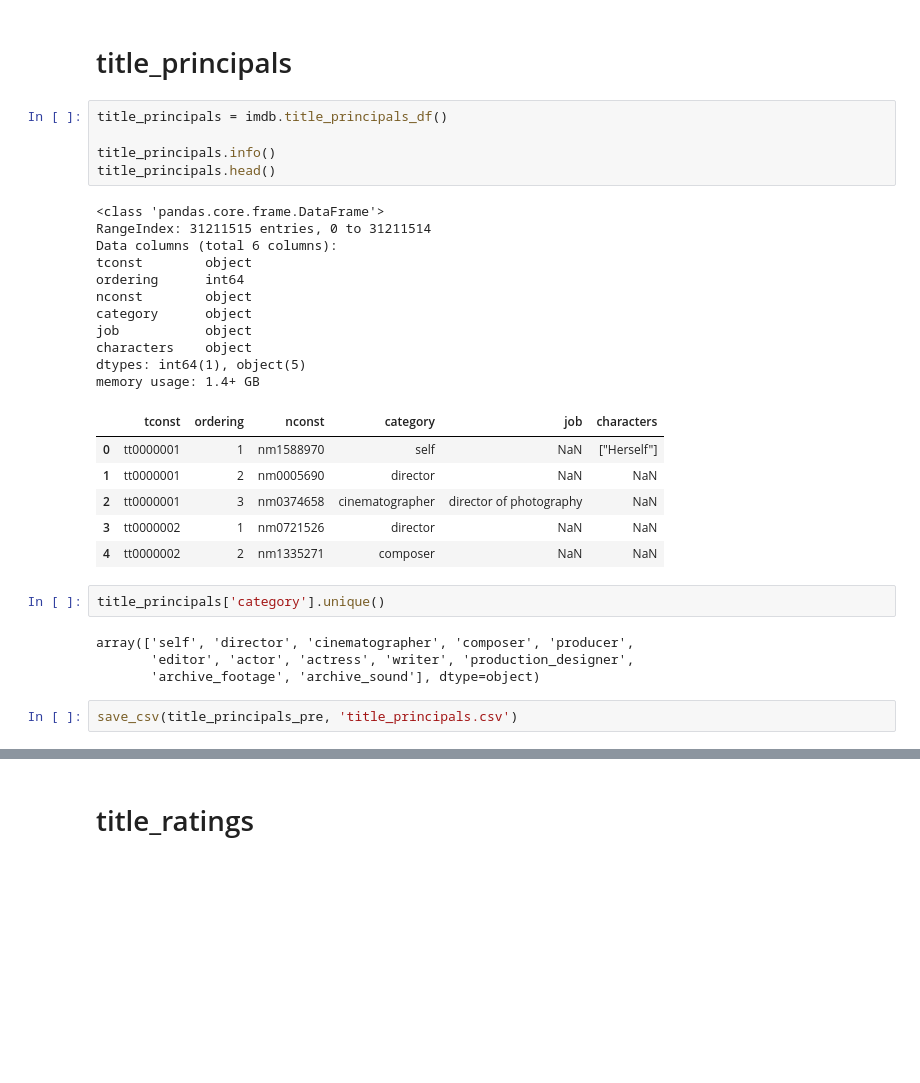
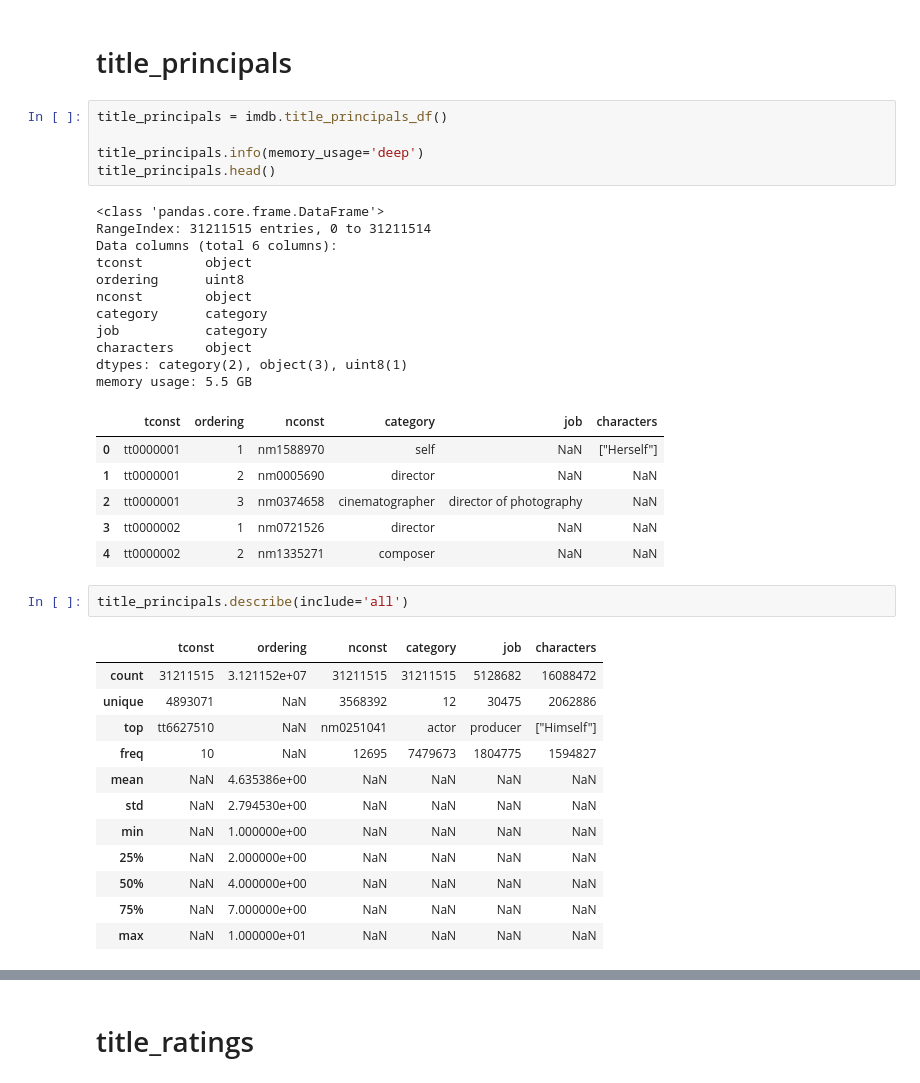
Before and after one commit to ingJSNA/ADB, a Jupyter notebook: IMDb/IMDB Exploration.ipynb, the cells around one changed output, grey strips where cells are left out. Cells and saved outputs as stored; diff of their text form; blank space fills up the shorter version.

Commit message:
Improve memory usage when loading title principals

```diff
--- a/IMDb/IMDB Exploration.ipynb
+++ b/IMDb/IMDB Exploration.ipynb
@@ -236,31 +246,38 @@ save_csv(title_episode_pre, 'title_episode.csv')
 # %%
 title_principals = imdb.title_principals_df()
 
-title_principals.info()
+title_principals.info(memory_usage='deep')
 title_principals.head()
 # %% [output]
 <class 'pandas.core.frame.DataFrame'>
 RangeIndex: 31211515 entries, 0 to 31211514
 Data columns (total 6 columns):
 tconst        object
-ordering      int64
+ordering      uint8
 nconst        object
-category      object
-job           object
+category      category
+job           category
 characters    object
-dtypes: int64(1), object(5)
-memory usage: 1.4+ GB
+dtypes: category(2), object(3), uint8(1)
+memory usage: 5.5 GB
 |  | tconst | ordering | nconst | category | job | characters |
 | 0 | tt0000001 | 1 | nm1588970 | self | NaN | ["Herself"] |
 | 1 | tt0000001 | 2 | nm0005690 | director | NaN | NaN |
 | 2 | tt0000001 | 3 | nm0374658 | cinematographer | director of photography | NaN |
 | 3 | tt0000002 | 1 | nm0721526 | director | NaN | NaN |
 | 4 | tt0000002 | 2 | nm1335271 | composer | NaN | NaN |
-# %%
-title_principals['category'].unique()
-# %% [output]
-array(['self', 'director', 'cinematographer', 'composer', 'producer',
-       'editor', 'actor', 'actress', 'writer', 'production_designer',
-       'archive_footage', 'archive_sound'], dtype=object)
-# %%
-save_csv(title_principals_pre, 'title_principals.csv')
+# %%
+title_principals.describe(include='all')
+# %% [output]
+|  | tconst | ordering | nconst | category | job | characters |
+| count | 31211515 | 3.121152e+07 | 31211515 | 31211515 | 5128682 | 16088472 |
+| unique | 4893071 | NaN | 3568392 | 12 | 30475 | 2062886 |
+| top | tt6627510 | NaN | nm0251041 | actor | producer | ["Himself"] |
+| freq | 10 | NaN | 12695 | 7479673 | 1804775 | 1594827 |
+| mean | NaN | 4.635386e+00 | NaN | NaN | NaN | NaN |
+| std | NaN | 2.794530e+00 | NaN | NaN | NaN | NaN |
+| min | NaN | 1.000000e+00 | NaN | NaN | NaN | NaN |
+| 25% | NaN | 2.000000e+00 | NaN | NaN | NaN | NaN |
+| 50% | NaN | 4.000000e+00 | NaN | NaN | NaN | NaN |
+| 75% | NaN | 7.000000e+00 | NaN | NaN | NaN | NaN |
+| max | NaN | 1.000000e+01 | NaN | NaN | NaN | NaN |
```
Also changed, not shown: parts of 4 cells of this notebook, 2 other files.
